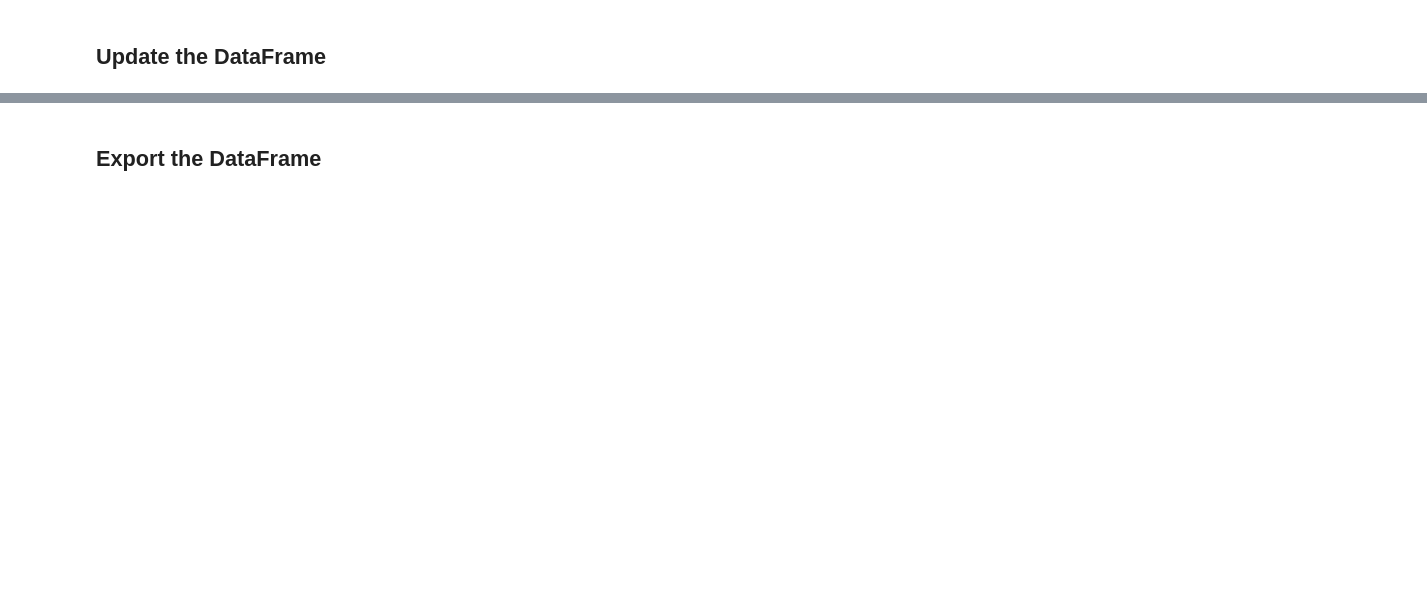
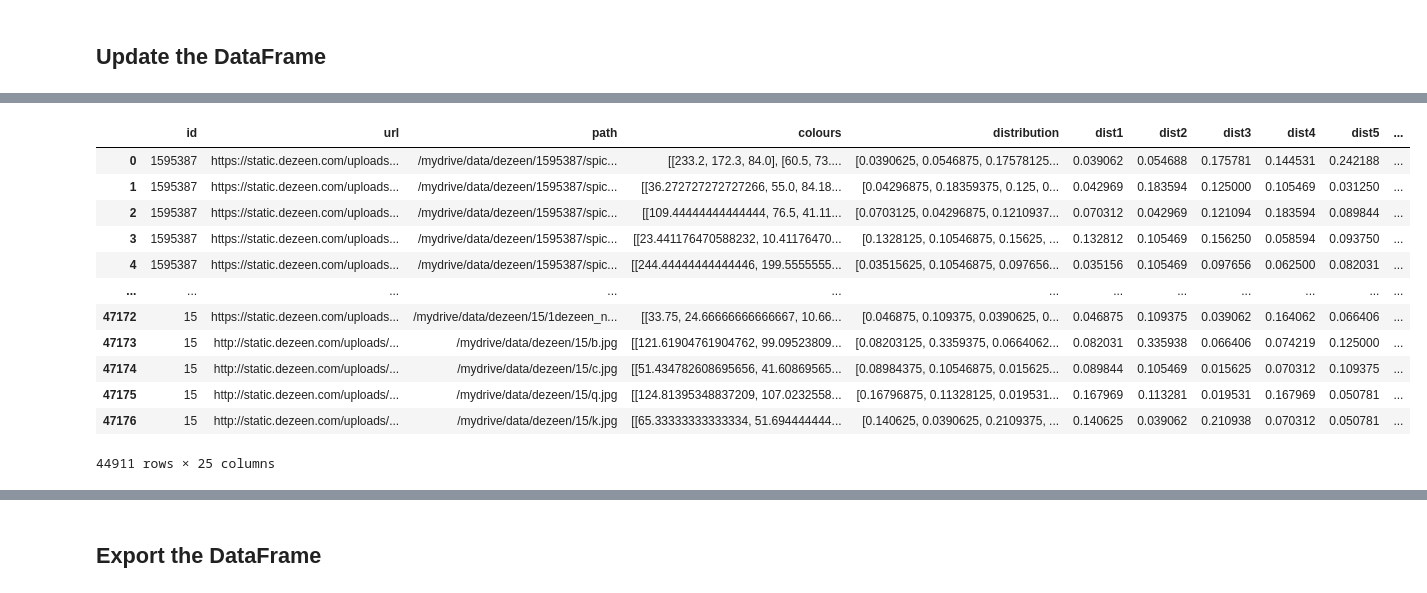
Before and after one commit to rickkk856/dezeenAI, a Jupyter notebook: 2_DominantColours.ipynb, the cells around one changed output, grey strips where cells are left out. Cells and saved outputs as stored; diff of their text form; code cells hidden in the pictures; blank space fills up the shorter version.

```diff
--- a/2_DominantColours.ipynb
+++ b/2_DominantColours.ipynb
@@ -223,0 +208,3 @@ df
+# %%
+df = pd.read_pickle('files/images_colours.pkl')
+df
@@ -223,0 +245,5 @@ df
+# %%
+dist_columns = ['dist{}'.format(n+1) for n in range(len(df['distribution'][0]))]
+
+df[dist_columns] = pd.DataFrame(df['distribution'].values.tolist(), index=df.index)
+df.head()
@@ -223,0 +257,49 @@ df
+# %%
+col1 = []
+col2 = []
+col3 = []
+col4 = []
+col5 = []
+col6 = []
+col7 = []
+col8 = []
+col9 = []
+col10 = []
+
+for colours in df['colours']:
+  col1.append(colours[0].tolist())
+  col2.append(colours[1].tolist())
+  col3.append(colours[2].tolist())
+  col4.append(colours[3].tolist())
+  col5.append(colours[4].tolist())
+  col6.append(colours[5].tolist())
+  col7.append(colours[6].tolist())
+  col8.append(colours[7].tolist())
+  col9.append(colours[8].tolist())
+  col10.append(colours[9].tolist())
+
+df['col1'] = col1
+df['col2'] = col2
+df['col3'] = col3
+df['col4'] = col4
+df['col5'] = col5
+df['col6'] = col6
+df['col7'] = col7
+df['col8'] = col8
+df['col9'] = col9
+df['col10'] = col10
+df
+# %% [output]
+|  | id | url | path | colours | distribution | dist1 | dist2 | dist3 | dist4 | dist5 | ... |
+| 0 | 1595387 | https://static.dezeen.com/uploads... | /mydrive/data/dezeen/1595387/spic... | [[233.2, 172.3, 84.0], [60.5, 73.... | [0.0390625, 0.0546875, 0.17578125... | 0.039062 | 0.054688 | 0.175781 | 0.144531 | 0.242188 | ... |
+| 1 | 1595387 | https://static.dezeen.com/uploads... | /mydrive/data/dezeen/1595387/spic... | [[36.272727272727266, 55.0, 84.18... | [0.04296875, 0.18359375, 0.125, 0... | 0.042969 | 0.183594 | 0.125000 | 0.105469 | 0.031250 | ... |
+| 2 | 1595387 | https://static.dezeen.com/uploads... | /mydrive/data/dezeen/1595387/spic... | [[109.44444444444444, 76.5, 41.11... | [0.0703125, 0.04296875, 0.1210937... | 0.070312 | 0.042969 | 0.121094 | 0.183594 | 0.089844 | ... |
+| 3 | 1595387 | https://static.dezeen.com/uploads... | /mydrive/data/dezeen/1595387/spic... | [[23.441176470588232, 10.41176470... | [0.1328125, 0.10546875, 0.15625, ... | 0.132812 | 0.105469 | 0.156250 | 0.058594 | 0.093750 | ... |
+| 4 | 1595387 | https://static.dezeen.com/uploads... | /mydrive/data/dezeen/1595387/spic... | [[244.44444444444446, 199.5555555... | [0.03515625, 0.10546875, 0.097656... | 0.035156 | 0.105469 | 0.097656 | 0.062500 | 0.082031 | ... |
+| ... | ... | ... | ... | ... | ... | ... | ... | ... | ... | ... | ... |
+| 47172 | 15 | https://static.dezeen.com/uploads... | /mydrive/data/dezeen/15/1dezeen_n... | [[33.75, 24.66666666666667, 10.66... | [0.046875, 0.109375, 0.0390625, 0... | 0.046875 | 0.109375 | 0.039062 | 0.164062 | 0.066406 | ... |
+| 47173 | 15 | http://static.dezeen.com/uploads/... | /mydrive/data/dezeen/15/b.jpg | [[121.61904761904762, 99.09523809... | [0.08203125, 0.3359375, 0.0664062... | 0.082031 | 0.335938 | 0.066406 | 0.074219 | 0.125000 | ... |
+| 47174 | 15 | http://static.dezeen.com/uploads/... | /mydrive/data/dezeen/15/c.jpg | [[51.434782608695656, 41.60869565... | [0.08984375, 0.10546875, 0.015625... | 0.089844 | 0.105469 | 0.015625 | 0.070312 | 0.109375 | ... |
+| 47175 | 15 | http://static.dezeen.com/uploads/... | /mydrive/data/dezeen/15/q.jpg | [[124.81395348837209, 107.0232558... | [0.16796875, 0.11328125, 0.019531... | 0.167969 | 0.113281 | 0.019531 | 0.167969 | 0.050781 | ... |
+| 47176 | 15 | http://static.dezeen.com/uploads/... | /mydrive/data/dezeen/15/k.jpg | [[65.33333333333334, 51.694444444... | [0.140625, 0.0390625, 0.2109375, ... | 0.140625 | 0.039062 | 0.210938 | 0.070312 | 0.050781 | ... |
+44911 rows × 25 columns
```
Also changed, not shown: parts of 13 cells of this notebook, 6 other files.
